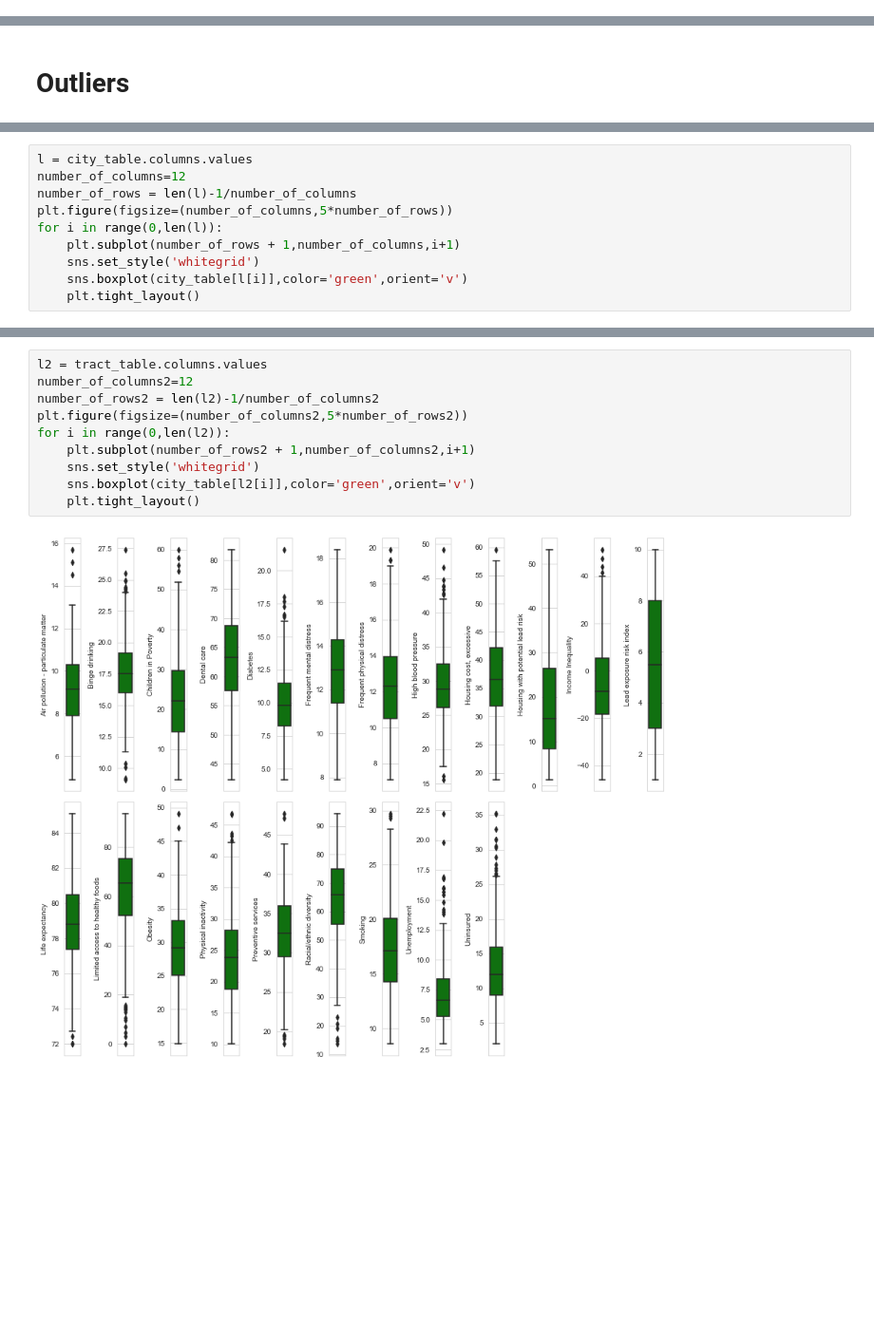
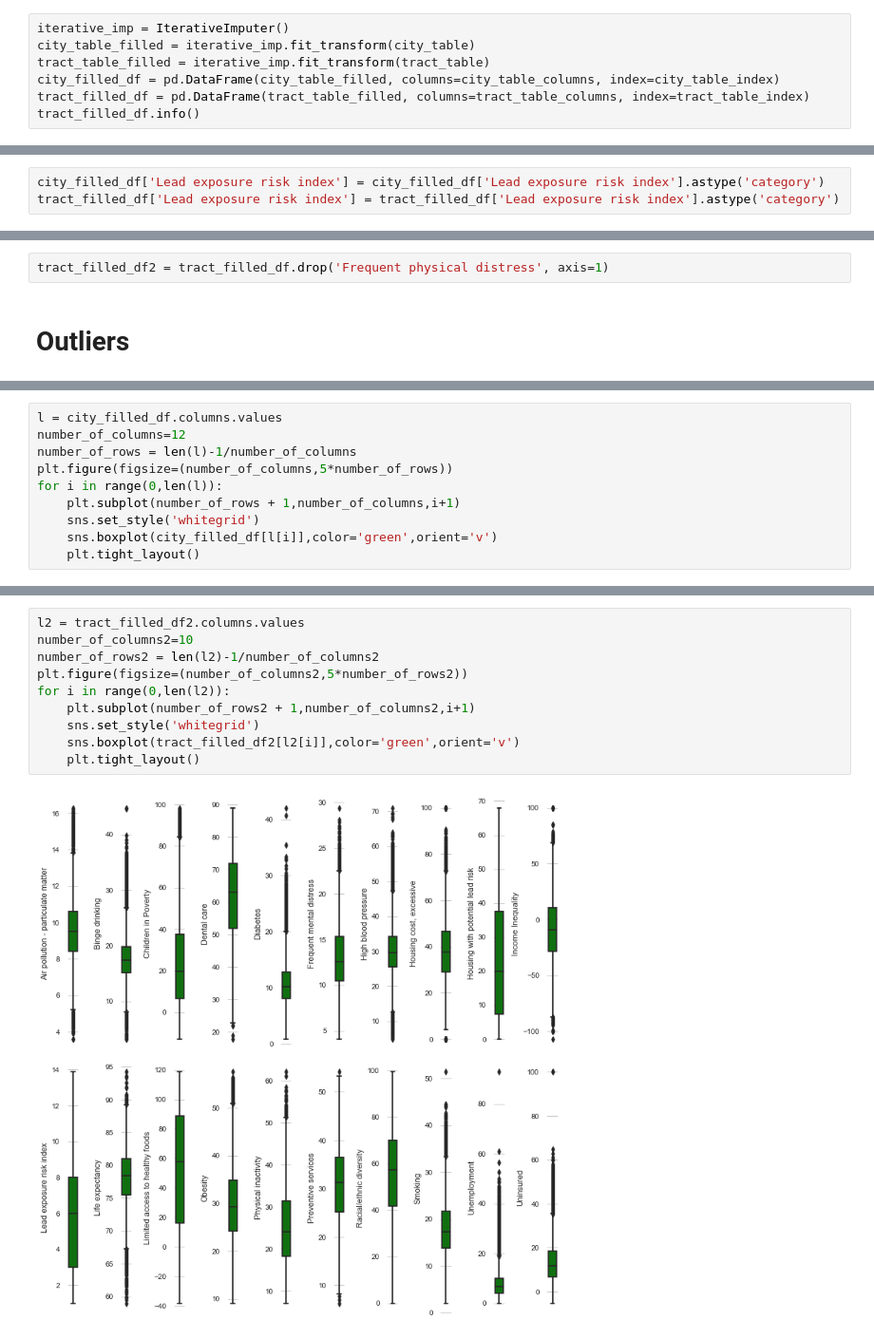
Before and after one commit to lilfetz22/Health_Scores_CAP2, a Jupyter notebook: scripts/Health_Scores_EDA.ipynb, the cells around one changed output, grey strips where cells are left out. Shown at 95% size. Drawn from its saved outputs; the diff is of its cells as text; blank space fills up the shorter version.

Commit message:
seveeral changes to EDA
missing values visualizations, determining the best imputer estimator to use through machine learning techniques, Iterative imputer added for missing values.

```diff
--- a/scripts/Health_Scores_EDA.ipynb
+++ b/scripts/Health_Scores_EDA.ipynb
@@ -207,0 +418,7 @@ sns.heatmap(second_features_tract.isnull(),cbar=False, yticklabels=False, cmap='
+# %%
+iterative_imp = IterativeImputer()
+city_table_filled = iterative_imp.fit_transform(city_table)
+tract_table_filled = iterative_imp.fit_transform(tract_table)
+city_filled_df = pd.DataFrame(city_table_filled, columns=city_table_columns, index=city_table_index)
+tract_filled_df = pd.DataFrame(tract_table_filled, columns=tract_table_columns, index=tract_table_index)
+tract_filled_df.info()
@@ -207,0 +443,3 @@ sns.heatmap(second_features_tract.isnull(),cbar=False, yticklabels=False, cmap='
+# %%
+city_filled_df['Lead exposure risk index'] = city_filled_df['Lead exposure risk index'].astype('category')
+tract_filled_df['Lead exposure risk index'] = tract_filled_df['Lead exposure risk index'].astype('category')
@@ -230,2 +476,4 @@ sns.heatmap(second_features_tract.corr(), cmap='Blues', annot=True)
+# %%
+tract_filled_df2 = tract_filled_df.drop('Frequent physical distress', axis=1)
 # %% [markdown]
 # Outliers
@@ -242,11 +480,11 @@ array(['state_abbr', 'state_fips', 'place_fips', 'stpl_fips', 'city_name',
 # %%
-l = city_table.columns.values
+l = city_filled_df.columns.values
 number_of_columns=12
 number_of_rows = len(l)-1/number_of_columns
 plt.figure(figsize=(number_of_columns,5*number_of_rows))
 for i in range(0,len(l)):
     plt.subplot(number_of_rows + 1,number_of_columns,i+1)
     sns.set_style('whitegrid')
-    sns.boxplot(city_table[l[i]],color='green',orient='v')
+    sns.boxplot(city_filled_df[l[i]],color='green',orient='v')
     plt.tight_layout()
 # %% [output]
@@ -254,12 +492,12 @@ for i in range(0,len(l)):
 # %%
-l2 = tract_table.columns.values
-number_of_columns2=12
+l2 = tract_filled_df2.columns.values
+number_of_columns2=10
 number_of_rows2 = len(l2)-1/number_of_columns2
 plt.figure(figsize=(number_of_columns2,5*number_of_rows2))
 for i in range(0,len(l2)):
     plt.subplot(number_of_rows2 + 1,number_of_columns2,i+1)
     sns.set_style('whitegrid')
-    sns.boxplot(city_table[l2[i]],color='green',orient='v')
+    sns.boxplot(tract_filled_df2[l2[i]],color='green',orient='v')
     plt.tight_layout()
 # %% [output]
-[figure, old version]
+[figure, new version]
```
Also changed, not shown: parts of 43 cells of this notebook, 2 other files.
